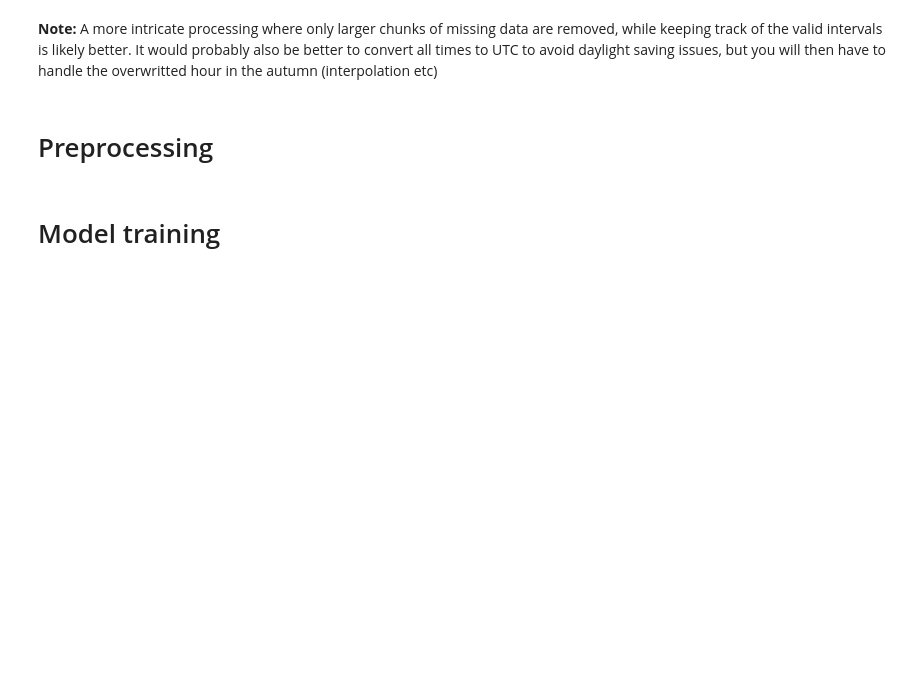
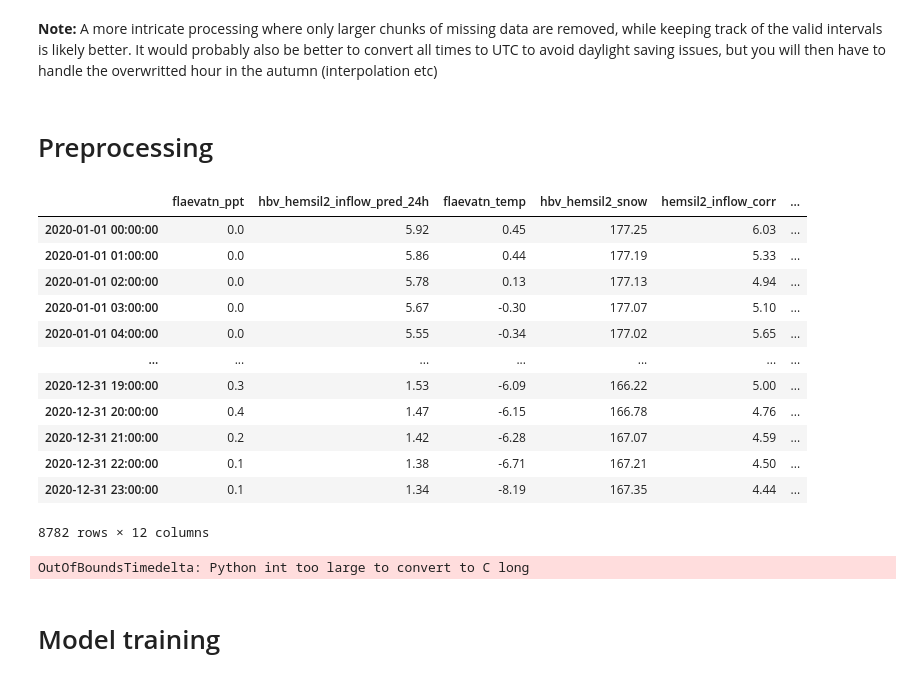
Before and after one commit to krisbrud/norwai-innovate-hackathon-2022, a Jupyter notebook: Getting Started.ipynb, the cells around one changed output. Saved outputs shown, nothing was run; the diff lists cells and outputs as text; code cells hidden in the pictures; blank space fills up the shorter version.

```diff
--- a/Getting Started.ipynb
+++ b/Getting Started.ipynb
@@ -205,6 +206,28 @@ memory usage: 10.1 MB
 # Preprocessing
 # %%
 import sklearn
+# %%
+# data_df[data_df.index >= "2020-01-01"]
+
+data_df.index >= "2020-01-01"
+data_df.index <= "2021-01-01"
+
+is_2020 = (data_df.index >= "2020-01-01") & (data_df.index < "2021-01-01")
+data_df[is_2020]
+# %% [output]
+|  | flaevatn_ppt | hbv_hemsil2_inflow_pred_24h | flaevatn_temp | hbv_hemsil2_snow | hemsil2_inflow_corr | ... |
+| 2020-01-01 00:00:00 | 0.0 | 5.92 | 0.45 | 177.25 | 6.03 | ... |
+| 2020-01-01 01:00:00 | 0.0 | 5.86 | 0.44 | 177.19 | 5.33 | ... |
+| 2020-01-01 02:00:00 | 0.0 | 5.78 | 0.13 | 177.13 | 4.94 | ... |
+| 2020-01-01 03:00:00 | 0.0 | 5.67 | -0.30 | 177.07 | 5.10 | ... |
+| 2020-01-01 04:00:00 | 0.0 | 5.55 | -0.34 | 177.02 | 5.65 | ... |
+| ... | ... | ... | ... | ... | ... | ... |
+| 2020-12-31 19:00:00 | 0.3 | 1.53 | -6.09 | 166.22 | 5.00 | ... |
+| 2020-12-31 20:00:00 | 0.4 | 1.47 | -6.15 | 166.78 | 4.76 | ... |
+| 2020-12-31 21:00:00 | 0.2 | 1.42 | -6.28 | 167.07 | 4.59 | ... |
+| 2020-12-31 22:00:00 | 0.1 | 1.38 | -6.71 | 167.21 | 4.50 | ... |
+| 2020-12-31 23:00:00 | 0.1 | 1.34 | -8.19 | 167.35 | 4.44 | ... |
+8782 rows × 12 columns
 # %%
 # TODO: Train/test-split
 # TODO: Let 2020 be test year
@@ -214,6 +237,19 @@ import sklearn
 data_df = data_df.dropna(axis=0)
 
 #selecting the prediction variable
+y = data_df.hemsil2_inflow_corr
+
+#chosing features
+data_features = ['flaevatn_ppt', 'flaevatn_temp', 'hbv_hemsil2_snow', 'hbv_hemsil2_ground_water', 'hbv_hemsil2_soil_water', 'hbv_hemsil2_total_water', 'storeskar_temp', 'hbv_hemsil2_snow_cover', 'hbv_hemsil2_inflow_pred_24h', 'hbv_hemsil2_inflow_pred_48h']
+
+X = data_df[data_features]
+
+test_year = 2010
+hemsil2_inflo_corr_prediction[]
+
+for(int = test_yea)
+# %% [output]
+OutOfBoundsTimedelta: Python int too large to convert to C long
 # %%
 # TODO: Normalization
 # %%
```
Also changed, not shown: parts of 9 cells of this notebook.
